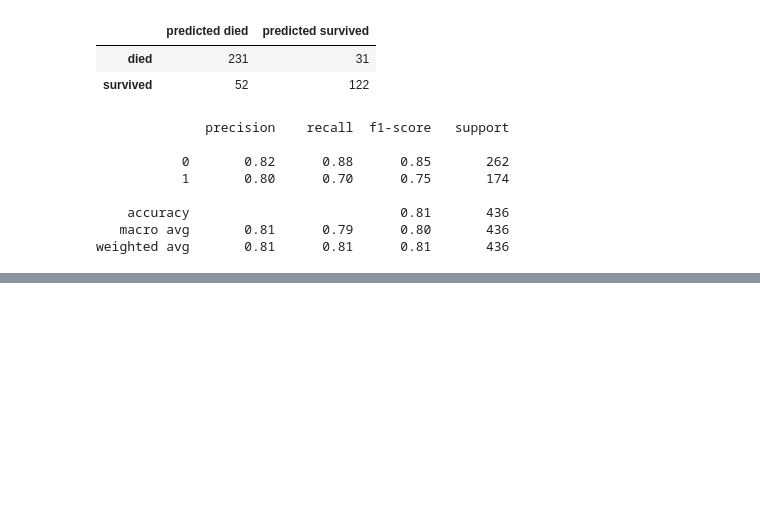
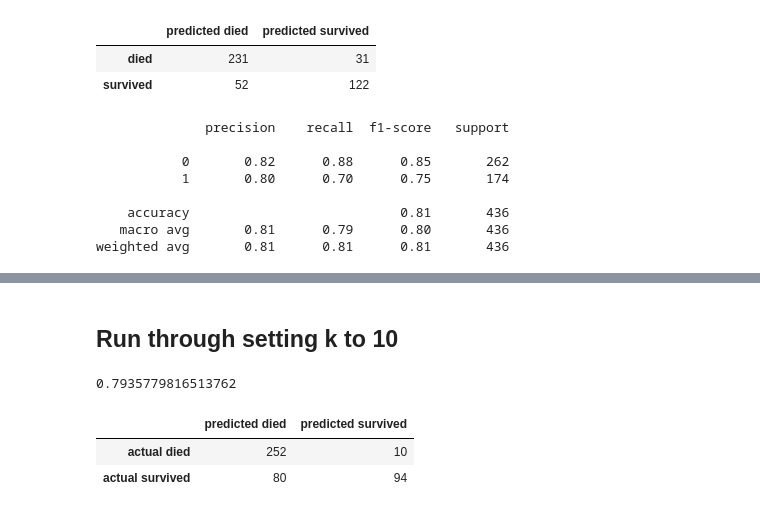
Before and after one commit to RyanMcCall/ds-methodologies-exercises, a Jupyter notebook: classification/model.ipynb, the cells around one changed output, grey strips where cells are left out. Drawn from its saved outputs; the diff is of its cells as text; code cells hidden in the pictures; blank space fills up the shorter version.

```diff
--- a/classification/model.ipynb
+++ b/classification/model.ipynb
@@ -720,0 +767,28 @@ weighted avg       0.81      0.81      0.81       436
+# %% [markdown]
+## Run through setting k to 10
+# %%
+Xtrain = train[['pclass', 'age', 'fare', 'parch', 'isfemale']]
+ytrain = train[['survived']]
+
+scaler = MinMaxScaler()
+
+Xtrain_scaled = MinMaxScaler().fit_transform(Xtrain)
+
+knn = KNeighborsClassifier(n_neighbors=10, weights='uniform')
+
+knn.fit(Xtrain_scaled, ytrain)
+
+k5_train_predictions = knn.predict(Xtrain_scaled)
+# %%
+knn.score(Xtrain_scaled, ytrain)
+# %% [output]
+0.7935779816513762
+# %%
+labels = ['actual died', 'actual survived']
+predicted_labels = ['predicted died', 'predicted survived']
+
+pd.DataFrame(confusion_matrix(ytrain, k5_train_predictions), index=labels, columns=predicted_labels)
+# %% [output]
+|  | predicted died | predicted survived |
+| actual died | 252 | 10 |
+| actual survived | 80 | 94 |
```
Also changed, not shown: parts of 9 cells of this notebook.
